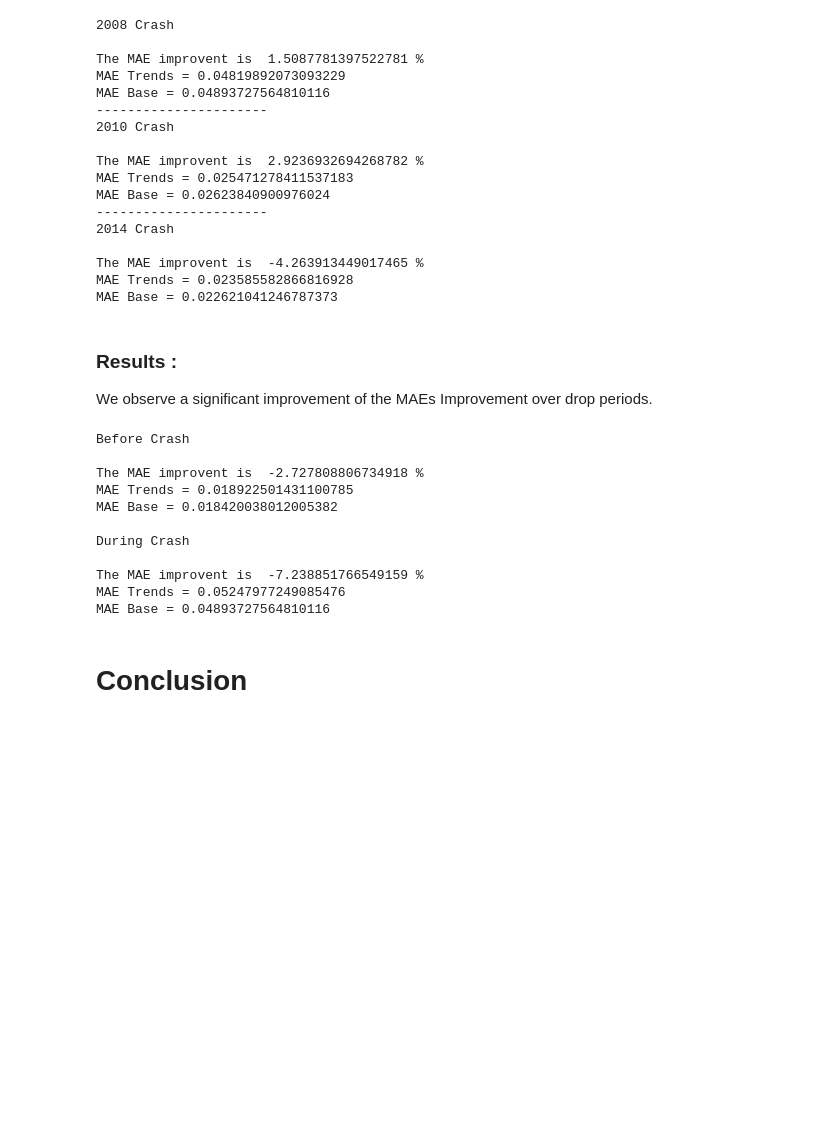
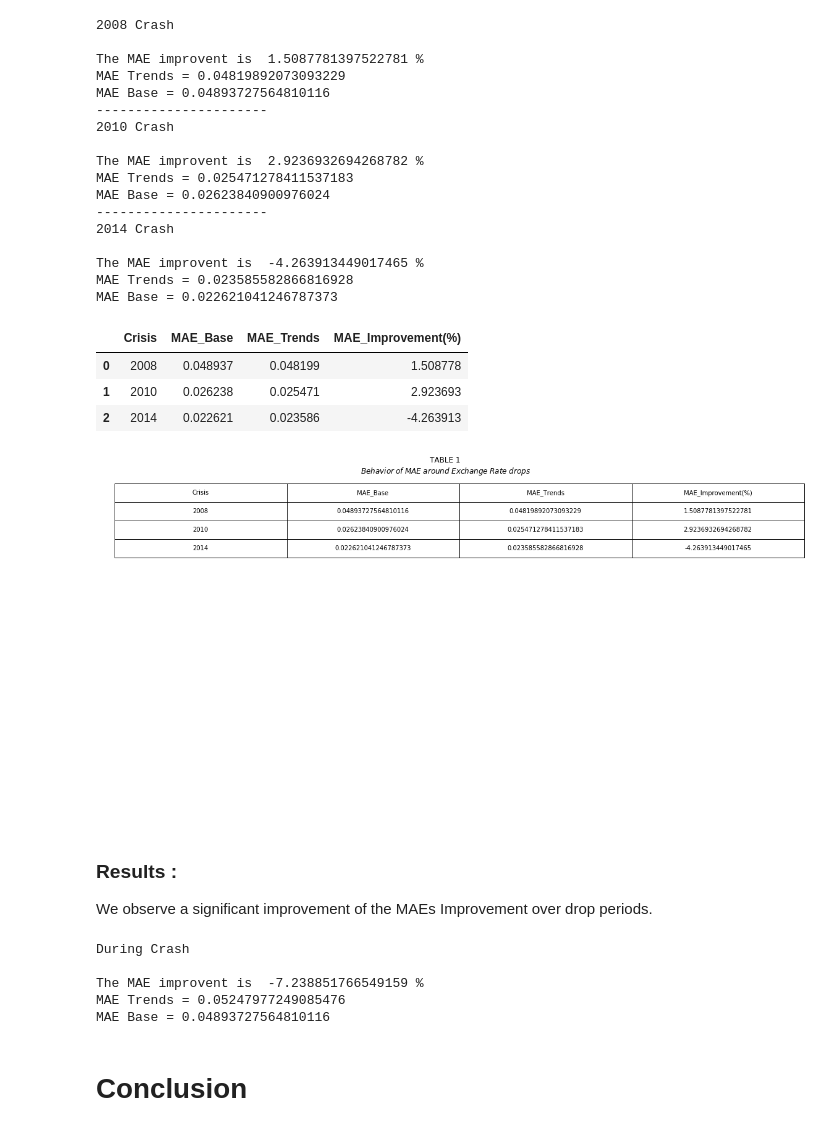
Before and after one commit to epfl-ada/ada-2020-project-milestone-p3-p3_adaimb, a Jupyter notebook: MilestoneP4.ipynb, the cells around one changed output. Cells and saved outputs as stored; diff of their text form; code cells hidden in the pictures; blank space fills up the shorter version.

```diff
--- a/MilestoneP4.ipynb
+++ b/MilestoneP4.ipynb
@@ -1110,7 +1110,11 @@ plt.show()
 # %% [markdown]
 We observe that the inflation is positively correlated to the exchange rate uring drop periods. We'll try to conserve only this feature for the prediction of drops to see if we can get a better improvement compared to the baseline model.
 # %%
-#### 2008 Crash :
+MAE_Base = []
+MAE_Trends = []
+MAE_Improvement = []
+
+#### 2008 During Crash :
 #Baseline model
 mod = smf.ols(formula = 'EXUSEU ~ s1', data= data_rate['2004-02-01':'2008-06-01'] )
 res = mod.fit()
@@ -1123,13 +1127,16 @@ pred_trends = res_trends.params[0] + res_trends.params[1]*data_rate['s1']['2008-
 mae_base_overall = mean_absolute_error(data_rate.EXUSEU['2008-07-01':'2008-11-01'],pred)/(data_rate.EXUSEU['2008-07-01':'2008-11-01'].mean())
 mae_trends_overall = mean_absolute_error(data_rate.EXUSEU['2008-07-01':'2008-11-01'],pred_trends)/(data_rate.EXUSEU['2008-07-01':'2008-11-01'].mean())
 improvement_overall = (mae_base_overall-mae_trends_overall)/mae_base_overall*100
+MAE_Base.append(mae_base_overall)
+MAE_Trends.append(mae_trends_overall)
+MAE_Improvement.append(improvement_overall)
 print('2008 Crash')
 print('')
 print('The MAE improvent is ',improvement_overall,'%')
 print('MAE Trends =',mae_trends_overall)
 print('MAE Base =',mae_base_overall)
 
-#### 2010 Crash :
+#### 2010 During Crash :
 #Baseline model
 mod = smf.ols(formula = 'EXUSEU ~ s1', data= data_rate['2004-02-01':'2009-10-01'] )
 res = mod.fit()
@@ -1142,6 +1149,9 @@ pred_trends = res_trends.params[0] + res_trends.params[1]*data_rate['s1']['2009-
 mae_base_overall = mean_absolute_error(data_rate.EXUSEU['2009-11-01':'2010-06-01'],pred)/(data_rate.EXUSEU['2009-11-01':'2010-06-01'].mean())
 mae_trends_overall = mean_absolute_error(data_rate.EXUSEU['2009-11-01':'2010-06-01'],pred_trends)/(data_rate.EXUSEU['2009-11-01':'2010-06-01'].mean())
 improvement_overall = (mae_base_overall-mae_trends_overall)/mae_base_overall*100
+MAE_Base.append(mae_base_overall)
+MAE_Trends.append(mae_trends_overall)
+MAE_Improvement.append(improvement_overall)
 print('----------------------')
 print('2010 Crash')
 print('')
@@ -1149,7 +1159,7 @@ print('The MAE improvent is ',improvement_overall,'%')
 print('MAE Trends =',mae_trends_overall)
 print('MAE Base =',mae_base_overall)
 
-#### 2014 Crash :
+#### 2014 During Crash :
 #Baseline model
 mod = smf.ols(formula = 'EXUSEU ~ s1', data= data_rate['2004-02-01':'2014-03-01'] )
 res = mod.fit()
@@ -1162,6 +1172,9 @@ pred_trends = res_trends.params[0] + res_trends.params[1]*data_rate['s1']['2014-
 mae_base_overall = mean_absolute_error(data_rate.EXUSEU['2014-04-01':'2015-03-01'],pred)/(data_rate.EXUSEU['2014-04-01':'2015-03-01'].mean())
 mae_trends_overall = mean_absolute_error(data_rate.EXUSEU['2014-04-01':'2015-03-01'],pred_trends)/(data_rate.EXUSEU['2014-04-01':'2015-03-01'].mean())
 improvement_overall = (mae_base_overall-mae_trends_overall)/mae_base_overall*100
+MAE_Base.append(mae_base_overall)
+MAE_Trends.append(mae_trends_overall)
+MAE_Improvement.append(improvement_overall)
 print('----------------------')
 print('2014 Crash')
 print('')
@@ -1186,23 +1199,38 @@ MAE Base = 0.02623840900976024
 The MAE improvent is  -4.263913449017465 %
 MAE Trends = 0.023585582866816928
 MAE Base = 0.022621041246787373
+# %%
+Table1 = pd.DataFrame({'Crisis': ['2008','2010','2014'], 'MAE_Base':MAE_Base,'MAE_Trends':MAE_Trends, 'MAE_Improvement(%)':MAE_Improvement})
+Table1.head()
+# %% [output]
+|  | Crisis | MAE_Base | MAE_Trends | MAE_Improvement(%) |
+| 0 | 2008 | 0.048937 | 0.048199 | 1.508778 |
+| 1 | 2010 | 0.026238 | 0.025471 | 2.923693 |
+| 2 | 2014 | 0.022621 | 0.023586 | -4.263913 |
+# %%
+fig,ax = plt.subplots()
+ax.table(cellText=Table1.values, colLabels=Table1.columns,cellLoc ='center',loc ='upper left')
+ax.set_axis_off()
+ax.axis('tight')
+
+textstr = '\n'.join((
+    r'TABLE 1',
+    r'$Behavior\;of\;MAE\;around\;Exchange\;Rate\;drops$'))
+ax.set_title(textstr)
+
+fig.set_size_inches(20,10)
+plt.savefig('Matplotlib_save_plot.png')
+plt.show()
+# %% [output]
+[figure, added]
 # %% [markdown]
 ### Results :
 
 We observe a significant improvement of the MAEs Improvement over drop periods.
 # %%
-#### Before the Crash :
-#Baseline model
-mod = smf.ols(formula = 'EXUSEU ~ s1', data= data_rate['2004-02-01':'2007-09-01'] )
-res = mod.fit()
-pred_bc = res.params[0] + res.params[1]*data_rate.s1['2007-09-01':'2008-07-01']
+###### Negative correlation only :
 
-# Trends Model :
-mod_trends = smf.ols(formula = 'EXUSEU ~ s1 + D_Inflation + D_Prices + D_CPI + D_Cheap ', data=data_rate['2004-02-01':'2007-09-01'] )
-res_trends = mod_trends.fit()
-pred_trends_bc = res_trends.params[0] + res_trends.params[1]*data_rate['s1']['2007-09-01':'2008-07-01'] + res_trends.params[2]*data_rate['D_Inflation']['2007-09-01':'2008-07-01']+ res_trends.params[3]*data_rate['D_Prices']['2007-09-01':'2008-07-01'] +res_trends.params[4]*data_rate['D_CPI']['2007-09-01':'2008-07-01'] + res_trends.params[5]*data_rate['D_Cheap']['2007-09-01':'2008-07-01']
-
-#### During Crash :
+#### 2008 During Crash :
 #Baseline model
 mod = smf.ols(formula = 'EXUSEU ~ s1', data= data_rate['2004-02-01':'2008-06-01'] )
 res = mod.fit()
@@ -1215,32 +1243,16 @@ pred_trends = res_trends.params[0] + res_trends.params[1]*data_rate['s1']['2008-
 
 
 ### MAEs :
-mae_base_overall_bc = mean_absolute_error(data_rate.EXUSEU['2007-09-01':'2008-07-01'],pred_bc)/(data_rate.EXUSEU['2007-09-01':'2008-07-01'].mean())
-mae_trends_overall_bc = mean_absolute_error(data_rate.EXUSEU['2007-09-01':'2008-07-01'],pred_trends_bc)/(data_rate.EXUSEU['2007-09-01':'2008-07-01'].mean())
-improvement_overall_bc = (mae_base_overall_bc-mae_trends_overall_bc)/mae_base_overall_bc*100
-
 mae_base_overall = mean_absolute_error(data_rate.EXUSEU['2008-07-01':'2008-11-01'],pred)/(data_rate.EXUSEU['2008-07-01':'2008-11-01'].mean())
 mae_trends_overall = mean_absolute_error(data_rate.EXUSEU['2008-07-01':'2008-11-01'],pred_trends)/(data_rate.EXUSEU['2008-07-01':'2008-11-01'].mean())
 improvement_overall = (mae_base_overall-mae_trends_overall)/mae_base_overall*100
 
-print(Fore.BLUE + 'Before Crash')
-print('')
-print('The MAE improvent is ',improvement_overall_bc,'%')
-print('MAE Trends =',mae_trends_overall_bc)
-print('MAE Base =',mae_base_overall_bc)
-print('')
-print(Fore.RED + 'During Crash')
+print('During Crash')
 print('')
 print('The MAE improvent is ',improvement_overall,'%')
 print('MAE Trends =',mae_trends_overall)
 print('MAE Base =',mae_base_overall)
 # %% [output]
-Before Crash
-
-The MAE improvent is  -2.727808806734918 %
-MAE Trends = 0.018922501431100785
-MAE Base = 0.018420038012005382
-
 During Crash
 
 The MAE improvent is  -7.238851766549159 %
```
Also changed, not shown: parts of 6 cells of this notebook.
